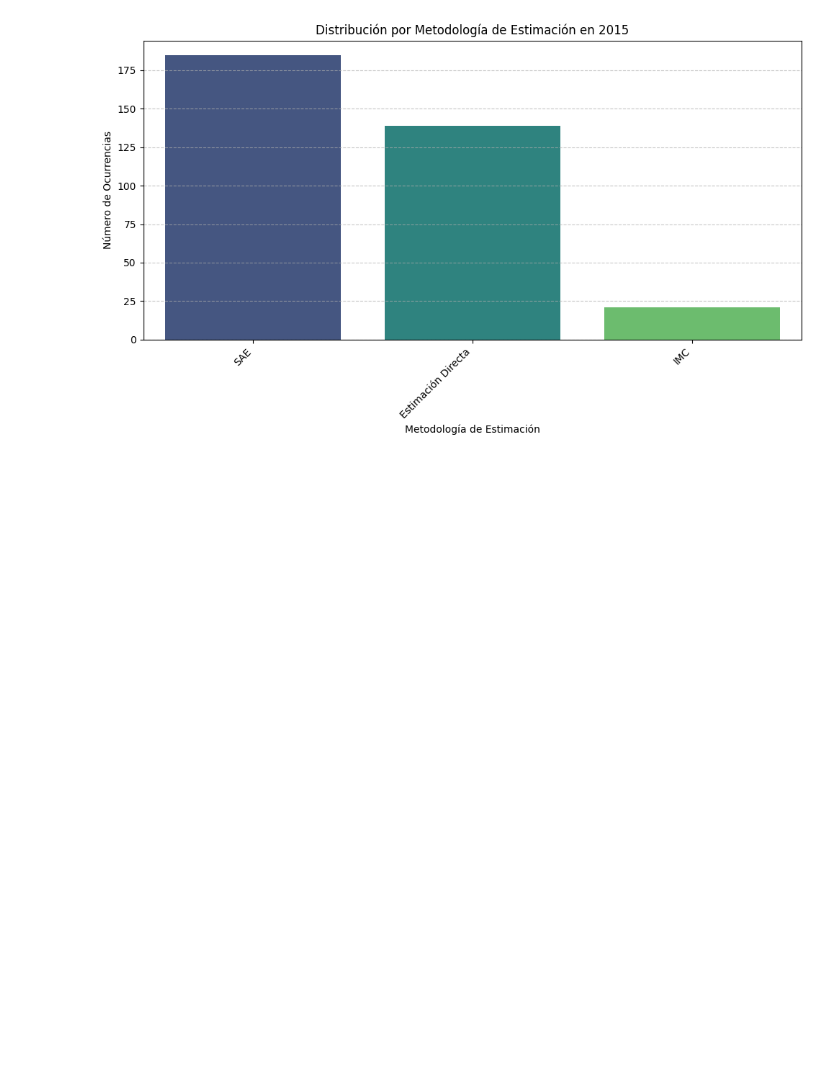
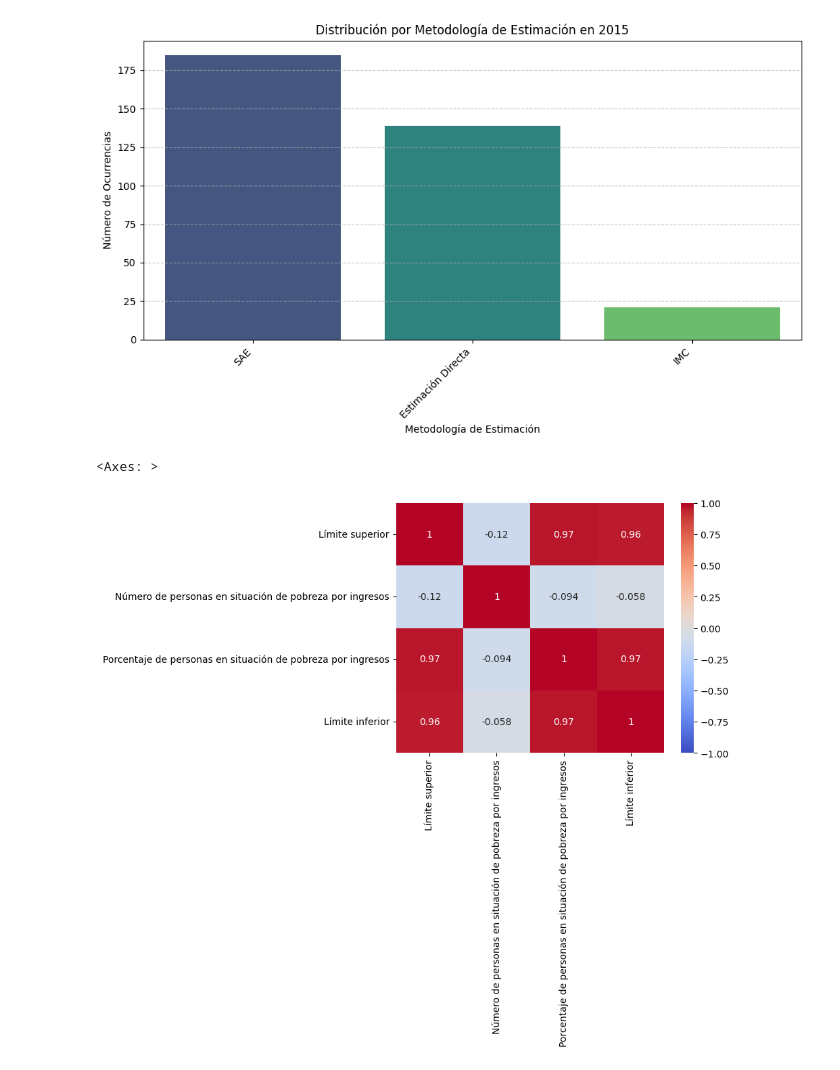
Before and after one commit to masolopa/MINERIADEDATOS, a Jupyter notebook: EV1.ipynb, the cells around one changed output. Cells and saved outputs as stored; diff of their text form; code cells hidden in the pictures; blank space fills up the shorter version.

```diff
--- a/EV1.ipynb
+++ b/EV1.ipynb
@@ -818,3 +818,18 @@ Passing `palette` without assigning `hue` is deprecated and will be removed in v
 
   sns.barplot(x=metodologia_counts_df.index, y=metodologia_counts_df.values, palette='viridis')
 [figure]
+# %%
+#Correlación muy fuerte y positiva entre 'Número de personas en situación de pobreza por ingresos'
+#y 'Porcentaje de personas en situación de pobreza por ingresos'. Esto es lógico, ya que
+#un mayor número de personas en pobreza en una comuna se traduce directamente en
+#un porcentaje más alto de pobreza multidimensional para esa comuna.
+
+#Correlación muy fuerte y positiva entre 'Límite inferior' y 'Límite superior'. Estos dos valores
+# definen un intervalo de confianza para una estimación. Si el límite inferior es más alto, es
+#natural que el límite superior también lo sea, ya que están intrínsecamente relacionados.
+
+
+sns.heatmap(df[cnum_df].corr(), vmin=-1 , vmax=+1, annot=True, cmap="coolwarm")
+# %% [output]
+<Axes: >
+[figure, added]
```
Also changed, not shown: parts of 1 cell of this notebook.
